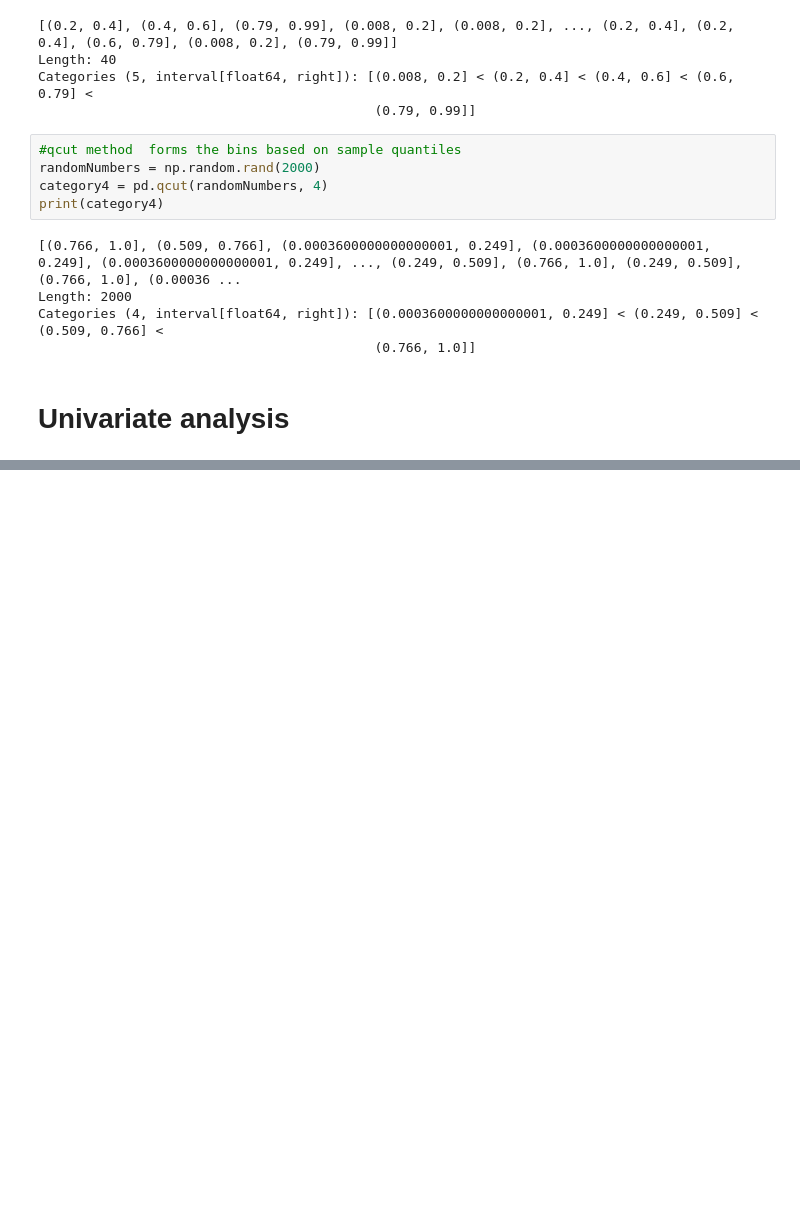
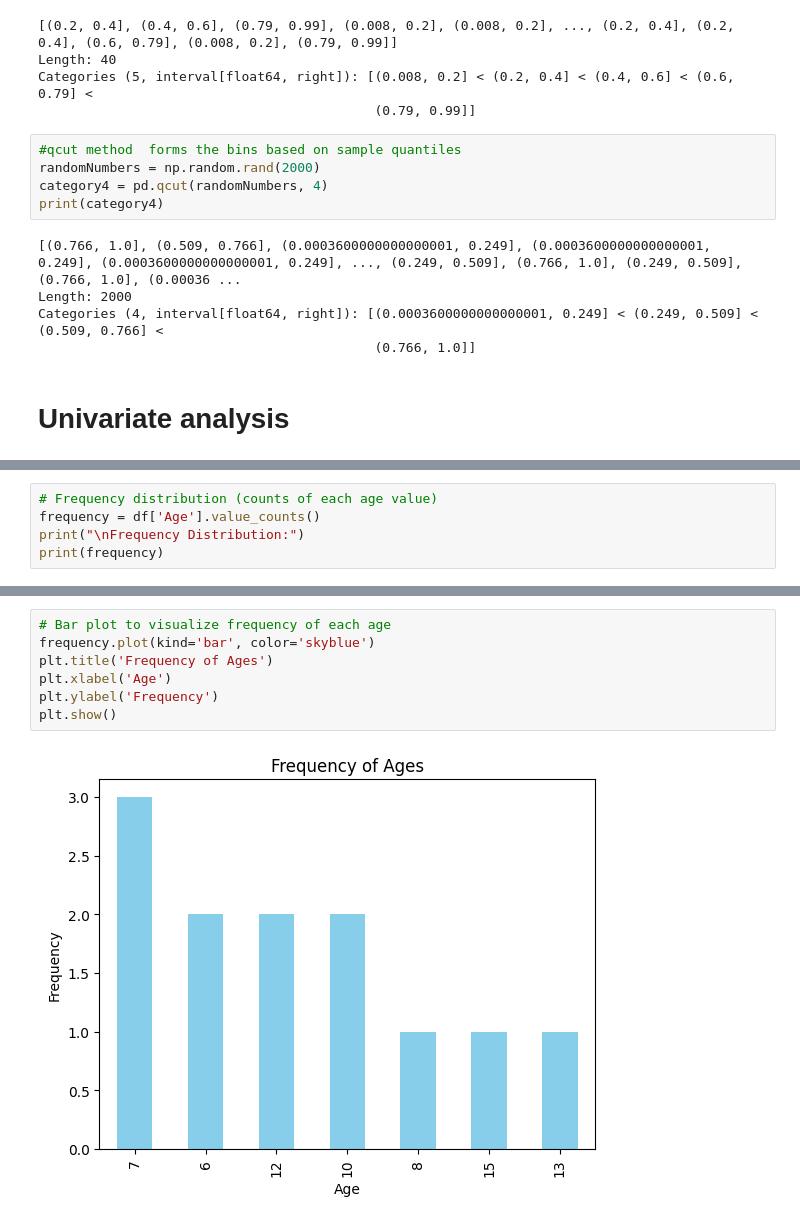
Before and after one commit to r4coder/DA, a Jupyter notebook: DA.ipynb, the cells around one changed output, grey strips where cells are left out. Drawn from its saved outputs; the diff is of its cells as text; blank space fills up the shorter version.

```diff
--- a/DA.ipynb
+++ b/DA.ipynb
@@ -751,0 +798,5 @@ Categories (4, interval[float64, right]): [(0.0003600000000000001, 0.249] < (0.2
+# %%
+# Frequency distribution (counts of each age value)
+frequency = df['Age'].value_counts()
+print("\nFrequency Distribution:")
+print(frequency)
@@ -751,0 +833,9 @@ Categories (4, interval[float64, right]): [(0.0003600000000000001, 0.249] < (0.2
+# %%
+# Bar plot to visualize frequency of each age
+frequency.plot(kind='bar', color='skyblue')
+plt.title('Frequency of Ages')
+plt.xlabel('Age')
+plt.ylabel('Frequency')
+plt.show()
+# %% [output]
+[figure, added]
```
Also changed, not shown: parts of 11 cells of this notebook.
